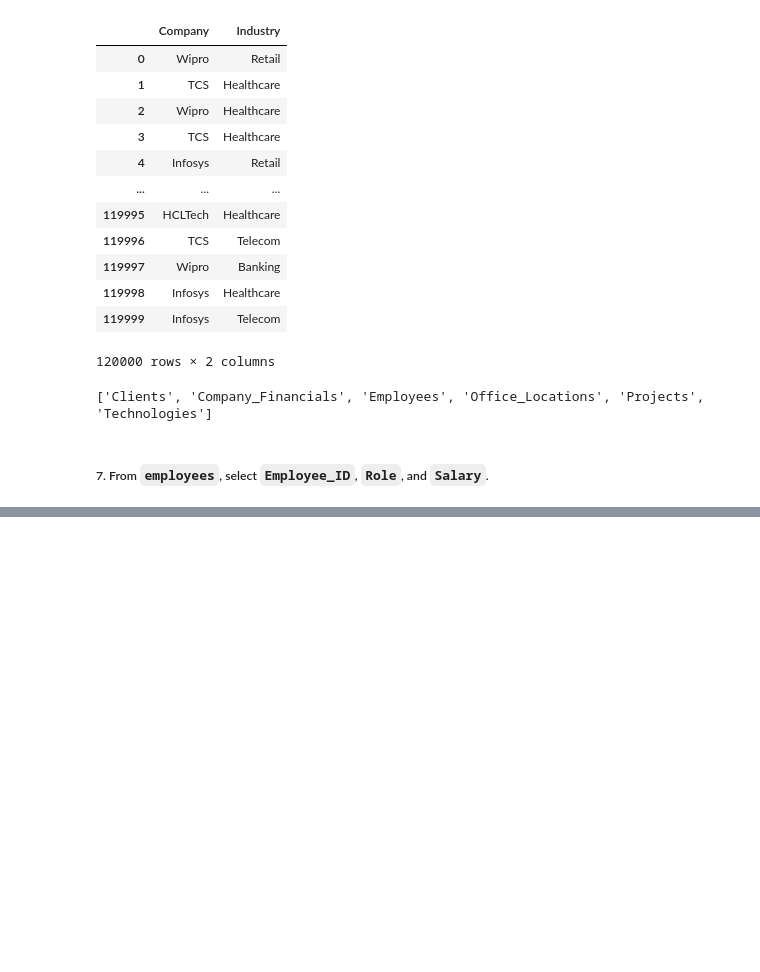
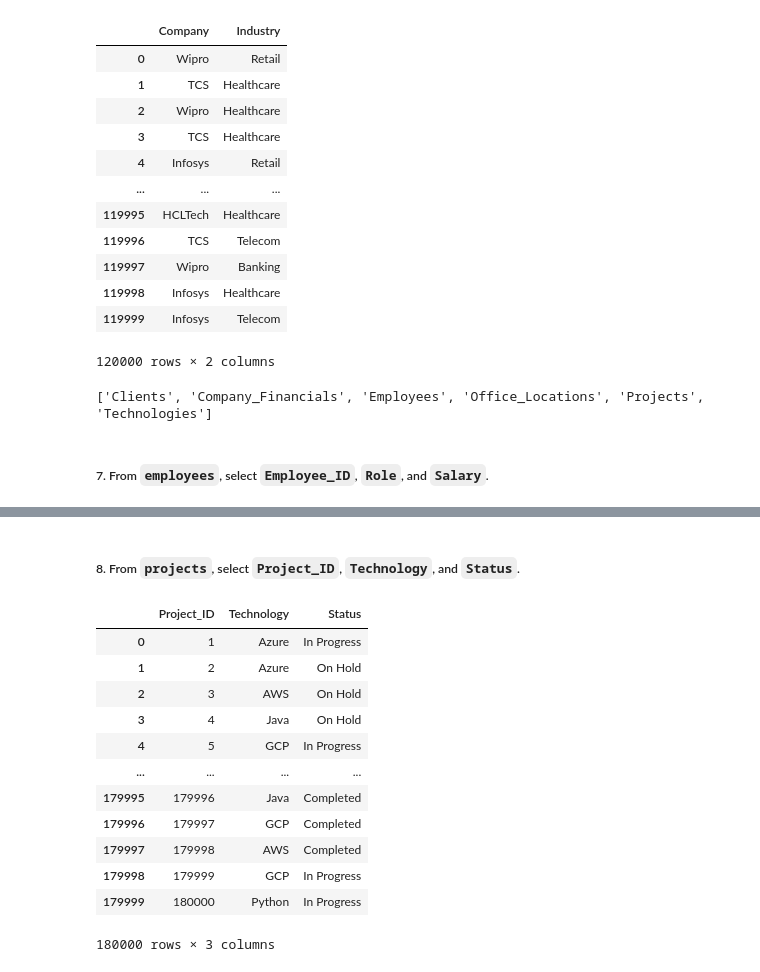
Before and after one commit to shiva3994/Projects, a Jupyter notebook: Python/L_Big4_India.ipynb, the cells around one changed output, grey strips where cells are left out. Saved outputs shown, nothing was run; the diff lists cells and outputs as text; code cells hidden in the pictures; blank space fills up the shorter version.

```diff
--- a/Python/L_Big4_India.ipynb
+++ b/Python/L_Big4_India.ipynb
@@ -137,0 +158,18 @@ print(list(data_dict.keys()))
+# %% [markdown]
+##### 8. From `projects`, select `Project_ID`, `Technology`, and `Status`.
+# %%
+data_dict['Projects'][['Project_ID','Technology','Status']]
+# %% [output]
+|  | Project_ID | Technology | Status |
+| 0 | 1 | Azure | In Progress |
+| 1 | 2 | Azure | On Hold |
+| 2 | 3 | AWS | On Hold |
+| 3 | 4 | Java | On Hold |
+| 4 | 5 | GCP | In Progress |
+| ... | ... | ... | ... |
+| 179995 | 179996 | Java | Completed |
+| 179996 | 179997 | GCP | Completed |
+| 179997 | 179998 | AWS | Completed |
+| 179998 | 179999 | GCP | In Progress |
+| 179999 | 180000 | Python | In Progress |
+180000 rows × 3 columns
```
Also changed, not shown: parts of 5 cells of this notebook.
